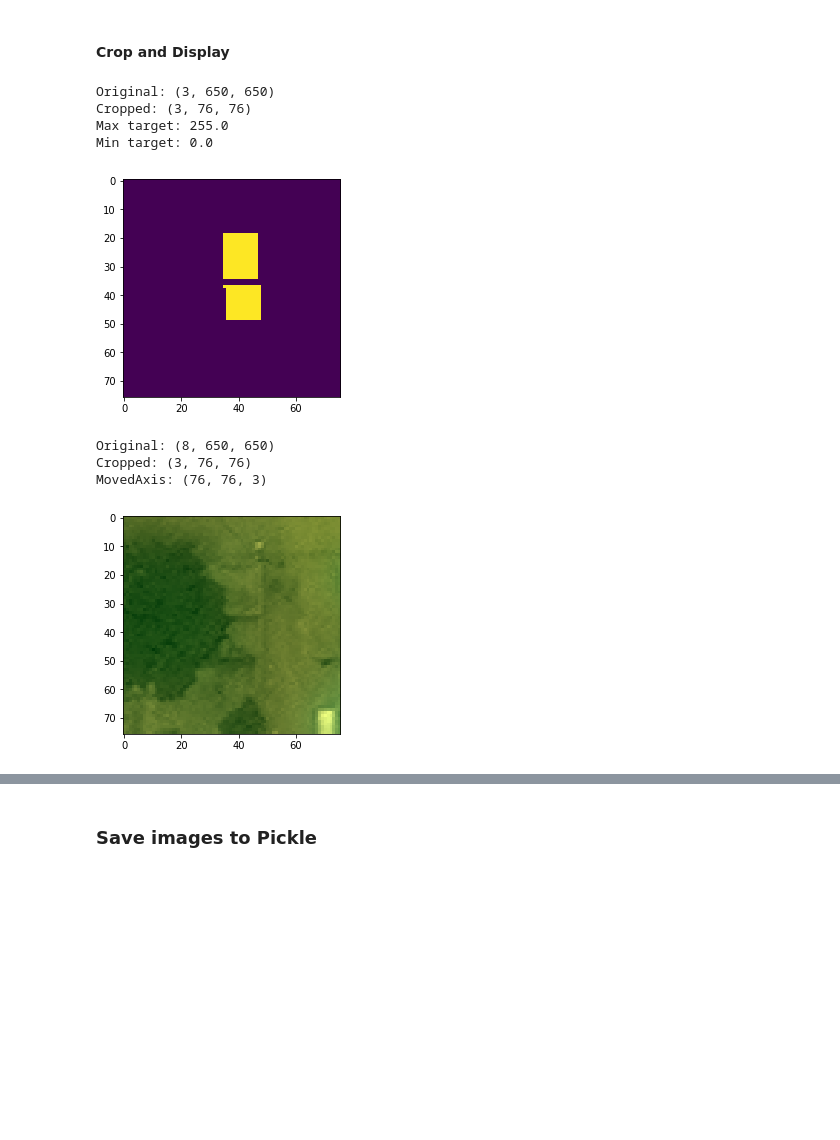
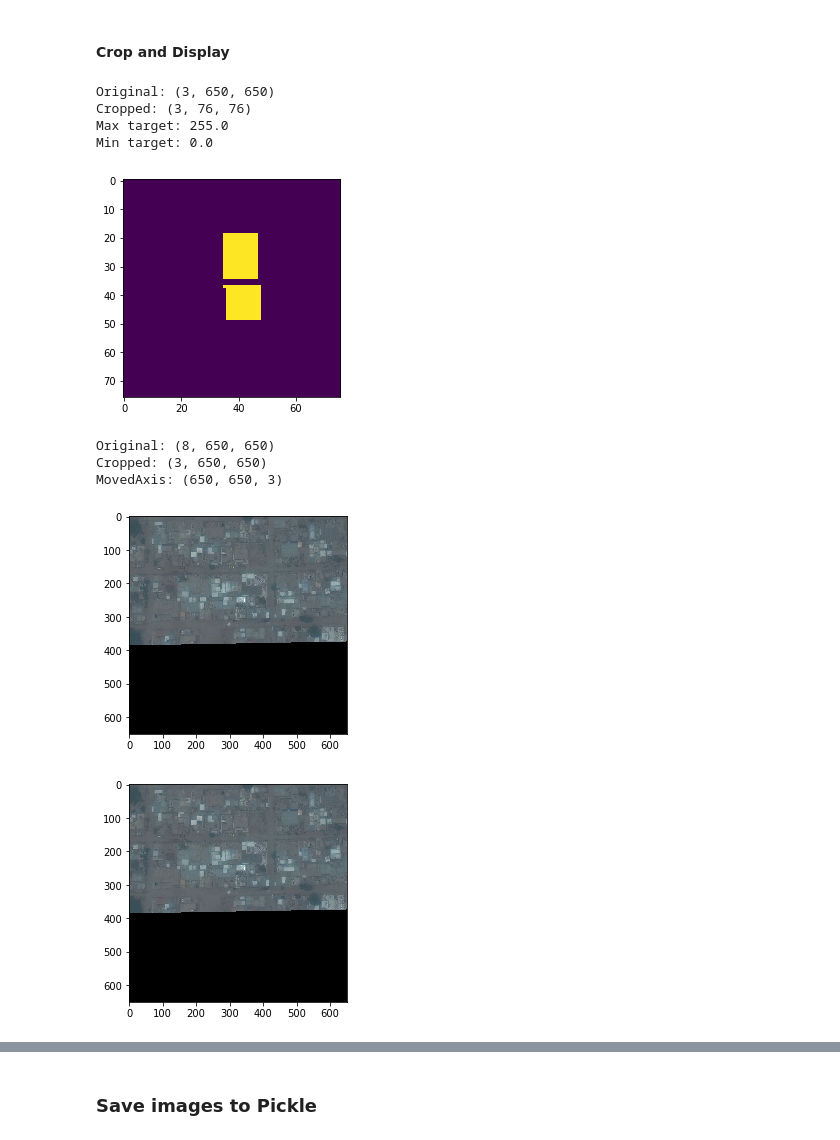
Before and after one commit to leonardoaraujosantos/seg_atrous, a Jupyter notebook: SatImgs.ipynb, the cells around one changed output, grey strips where cells are left out. Saved outputs shown, nothing was run; the diff lists cells and outputs as text; code cells hidden in the pictures; blank space fills up the shorter version.

Commit message:
minmax fixing

```diff
--- a/SatImgs.ipynb
+++ b/SatImgs.ipynb
@@ -8,6 +9,9 @@ import sat_utils as utils
 # %%
 target = utils.load_map_tiff('MUL-PanSharpen_AOI_5_Khartoum_img16_target.tif')
 input = utils.load_map_tiff('MUL-PanSharpen_AOI_5_Khartoum_img16_input.tif')
+
+input2 = tiff.imread('MUL-PanSharpen_AOI_5_Khartoum_img16_input.tif').astype(np.float32)
+
 
 plt.imshow(target[0,:,:])
 plt.title('Label');
@@ -16,6 +20,11 @@ plt.show()
 plt.imshow(input[4,:,:])
 plt.title('Input');
 plt.show()
+
+
+plt.imshow(input2[:,:,4])
+plt.title('Input');
+plt.show()
 # %% [output]
 [figure]
 [figure]
@@ -27,32 +45,56 @@ target_b[:,:,0] ^ target_b[:,:,1]
+# %%
+def minmax(image):
+    """Min-max normalisation."""
+    out = np.zeros_like(image).astype(np.float32)
+    if image.sum() == 0:
+        return image  # bands  # Probably wrong - error in supplied file.
+
+    for jj in range(image.shape[2]):
+        cc = image[:, :, jj].min()
+        dd = image[:, :, jj].max()
+
+        tt = (image[:, :, jj] - cc) / (dd - cc)
+        out[:, :, jj] = tt
+    return out.astype(np.float32)
 # %% [markdown]
 #### Crop and Display
 # %%
 crop_target = utils.crop_img(target,0,0,76,76)
 print('Original:',target.shape)
 print('Cropped:',crop_target.shape)
 print('Max target:', np.max(target))
 print('Min target:', np.min(target))
 plt.imshow(crop_target[0,:,:])
 plt.show()
 
-crop_input = utils.crop_img(input,0,0,76,76)
-crop_input = utils.get_rgb(crop_input)
+#crop_input = utils.crop_img(input,0,0,76,76)
+crop_input = utils.get_rgb(input)
+rgb = np.dstack((input2[:, :, 4], input2[:, :, 2], input2[:, :, 1]))
+rgb_norm = minmax(rgb)
+rgb_norm2 = utils.img_minmax_norm(rgb)
+
+
+
 print('Original:',input.shape)
 print('Cropped:',crop_input.shape)
 crop_input = np.moveaxis(crop_input, 0, 2)
 print('MovedAxis:',crop_input.shape)
-rgb_norm = utils.img_minmax_norm(crop_input[:,:,0:3])
+#rgb_norm = utils.img_minmax_norm(crop_input[:,:,0:3])
 plt.imshow( rgb_norm )
 plt.show()
+plt.imshow( rgb_norm2 )
+
+plt.show()
 # %% [output]
 Original: (3, 650, 650)
 Cropped: (3, 76, 76)
 Max target: 255.0
 Min target: 0.0
 [figure]
 Original: (8, 650, 650)
-Cropped: (3, 76, 76)
-MovedAxis: (76, 76, 3)
+Cropped: (3, 650, 650)
+MovedAxis: (650, 650, 3)
-[figure, old version]
+[figure, new version]
+[figure, added]
 # %%
 dict_input, dict_output = utils.crop_blocks(input, target, display=True, earlyStop=39)
```
Also changed, not shown: parts of 7 cells of this notebook, 6 other files.
